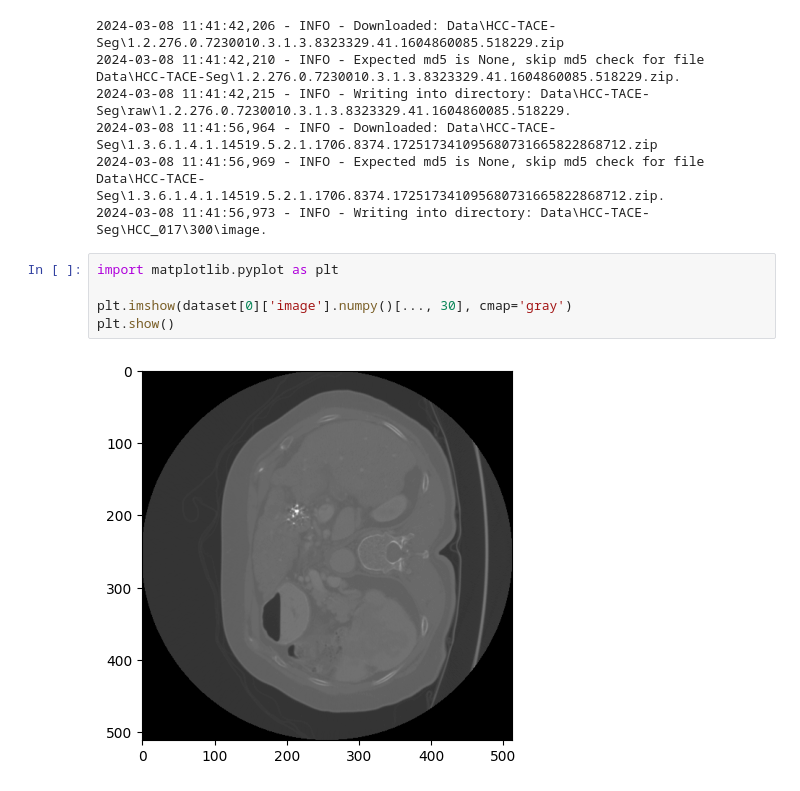
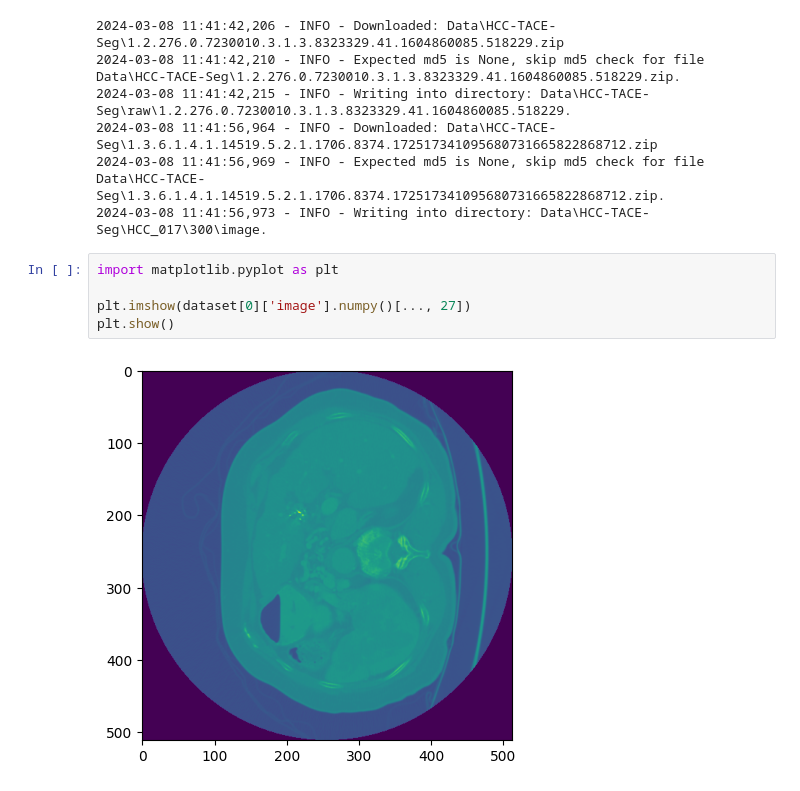
Before and after one commit to LucianoDeben/5ARIP10-ITP-T3G3, a Jupyter notebook: data-preprocessing.ipynb, the cells around one changed output. Saved outputs shown, nothing was run; the diff lists cells and outputs as text.

```diff
--- a/data-preprocessing.ipynb
+++ b/data-preprocessing.ipynb
@@ -40,7 +40,7 @@ dataset = TciaDataset(
 # %%
 import matplotlib.pyplot as plt
 
-plt.imshow(dataset[0]['image'].numpy()[..., 30], cmap='gray')
+plt.imshow(dataset[0]['image'].numpy()[..., 27])
 plt.show()
 # %% [output]
-[figure, old version]
+[figure, new version]
```
Also changed, not shown: parts of 1 cell of this notebook.
